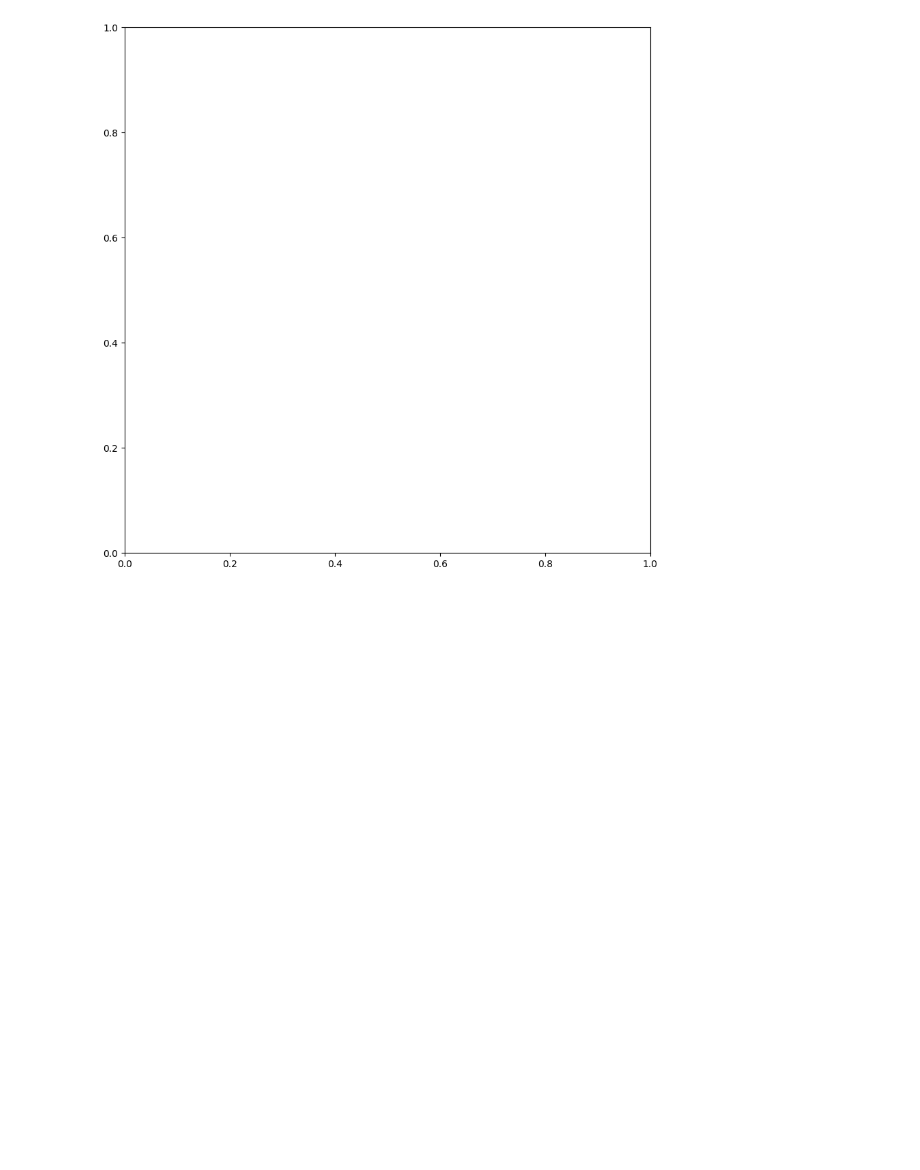
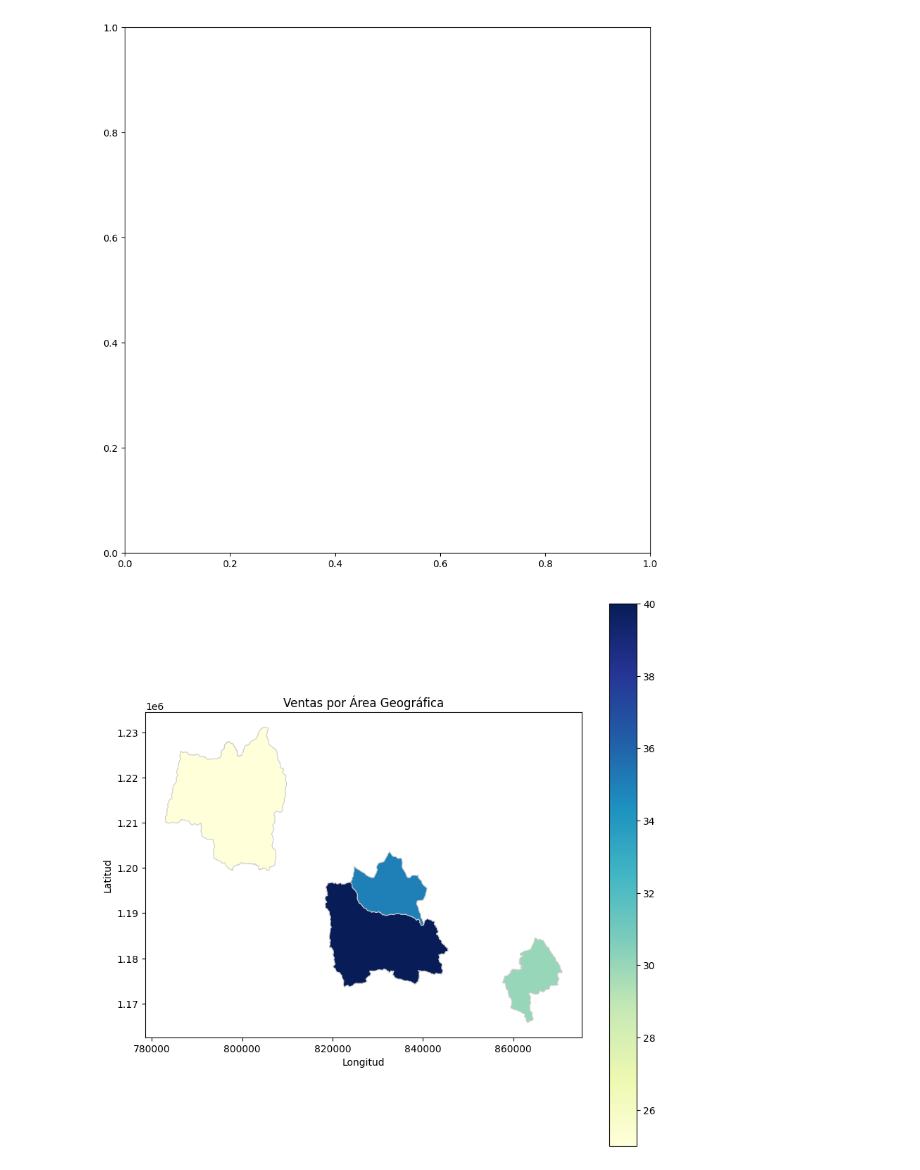
Before and after one commit to stijopa/Tesis, a Jupyter notebook: EDA_Tesis.ipynb, the cells around one changed output. Saved outputs shown, nothing was run; the diff lists cells and outputs as text; code cells hidden in the pictures; blank space fills up the shorter version.

```diff
--- a/EDA_Tesis.ipynb
+++ b/EDA_Tesis.ipynb
@@ -417,3 +383,26 @@ plt.show()
 # %% [output]
 GEOSException: bad allocation
 [figure]
+# %%
+# # import geopandas as gpd
+# # import pandas as pd
+# # import matplotlib.pyplot as plt
+
+# Datos en arrays de NumPy
+COD_MPIO = np.array(["05042", "05440", "05088", "05001"])
+ventas = np.array([25, 30, 35, 40])
+
+# Crear DataFrame
+ventas_data = pd.DataFrame({'COD_MPIO': COD_MPIO, 'Ventas': ventas})
+
+ventas_df = pd.DataFrame(ventas_data)
+ventas_geo = pd.merge(Ant, ventas_data, on="COD_MPIO", how="left")
+
+fig, ax = plt.subplots(figsize=(10, 10))
+ventas_geo.plot(column="Ventas", cmap="YlGnBu", linewidth=0.8, ax=ax, edgecolor="0.8", legend=True)
+plt.title("Ventas por Área Geográfica")
+plt.xlabel("Longitud")
+plt.ylabel("Latitud")
+plt.show()
+# %% [output]
+[figure, added]
```
Also changed, not shown: parts of 4 cells of this notebook.
